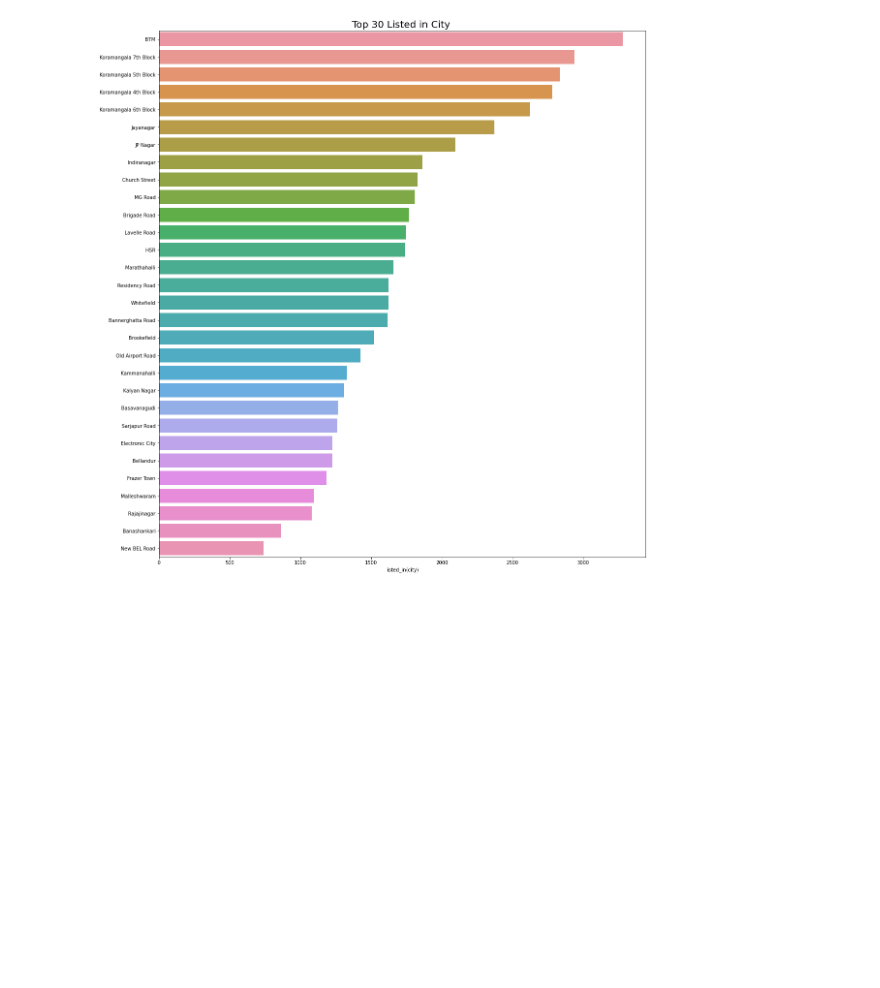
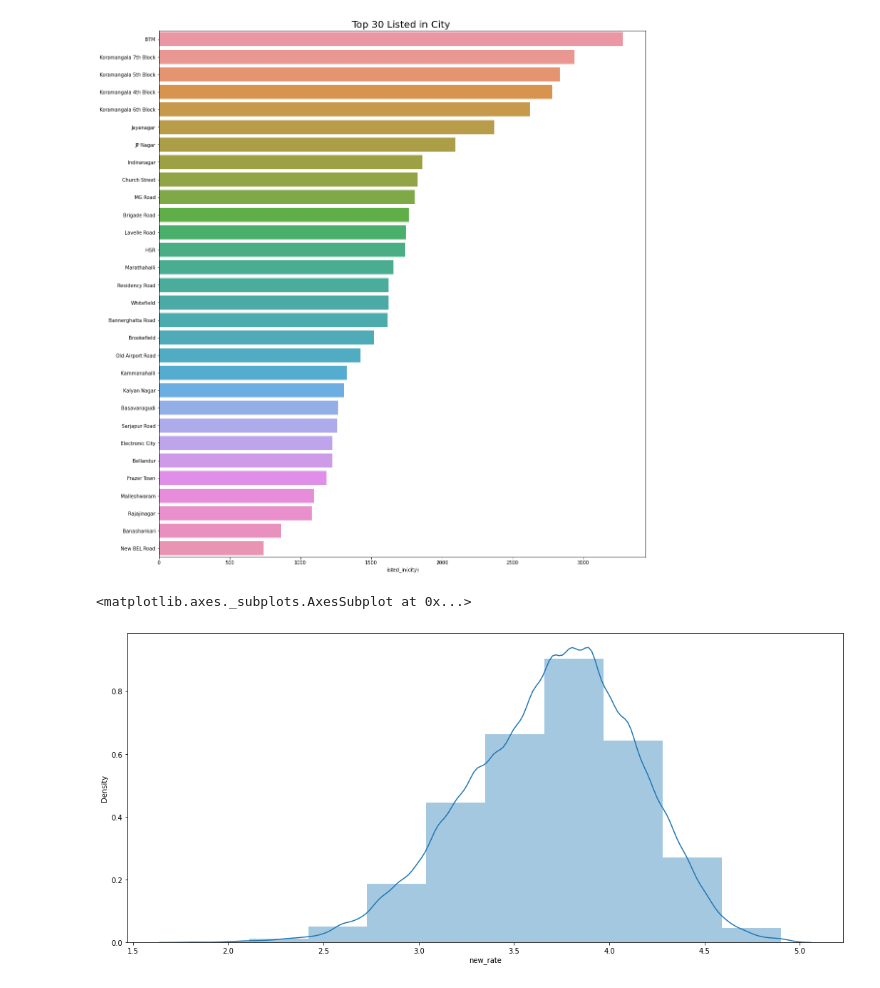
Before and after one commit to rushikeshnaik779/EDA, a Jupyter notebook: zomato_bangalore_restaurants.ipynb, the cells around one changed output. Saved outputs shown, nothing was run; the diff lists cells and outputs as text; code cells hidden in the pictures; blank space fills up the shorter version.

```diff
--- a/zomato_bangalore_restaurants.ipynb
+++ b/zomato_bangalore_restaurants.ipynb
@@ -231,3 +232,17 @@ plt.show()
 # %% [output]
 [figure]
 [figure]
+# %%
+# Rating Distribution
+# Univariate Numerical
+
+df['new_rate'] = df['rate'].dropna().apply(lambda x : float(
+    x.split('/')[0]) if (
+        len(x)>3) else np.nan
+        ).dropna()
+
+plt.figure(figsize=(18, 8))
+sns.distplot(df['new_rate'], bins=10)
+# %% [output]
+<matplotlib.axes._subplots.AxesSubplot at 0x...>
+[figure, added]
```
Also changed, not shown: parts of 11 cells of this notebook.
